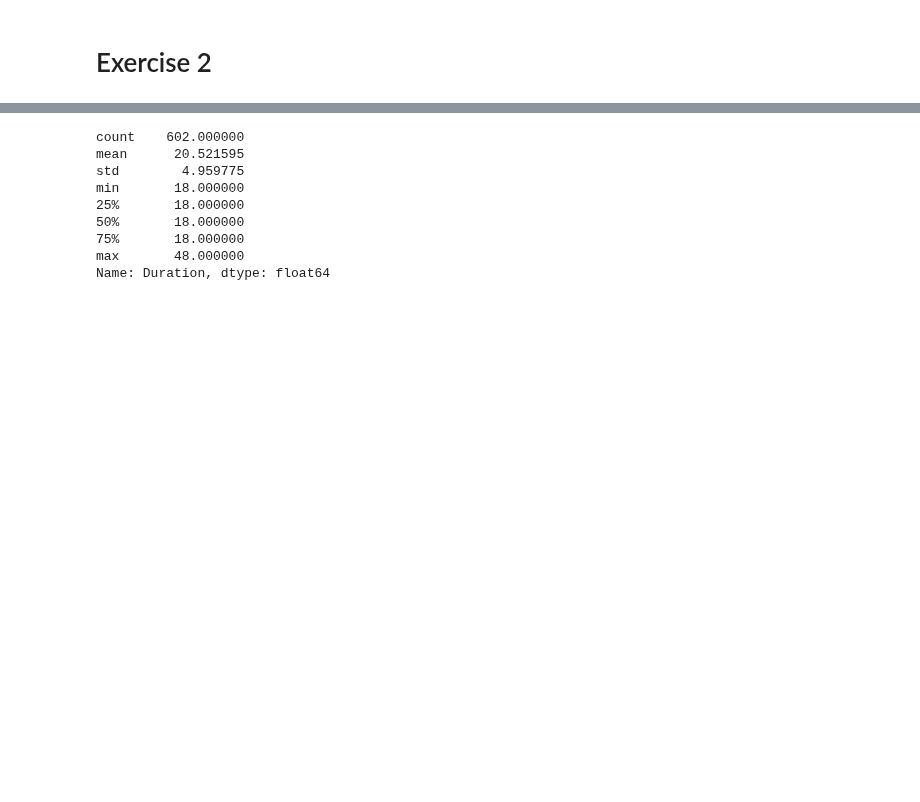
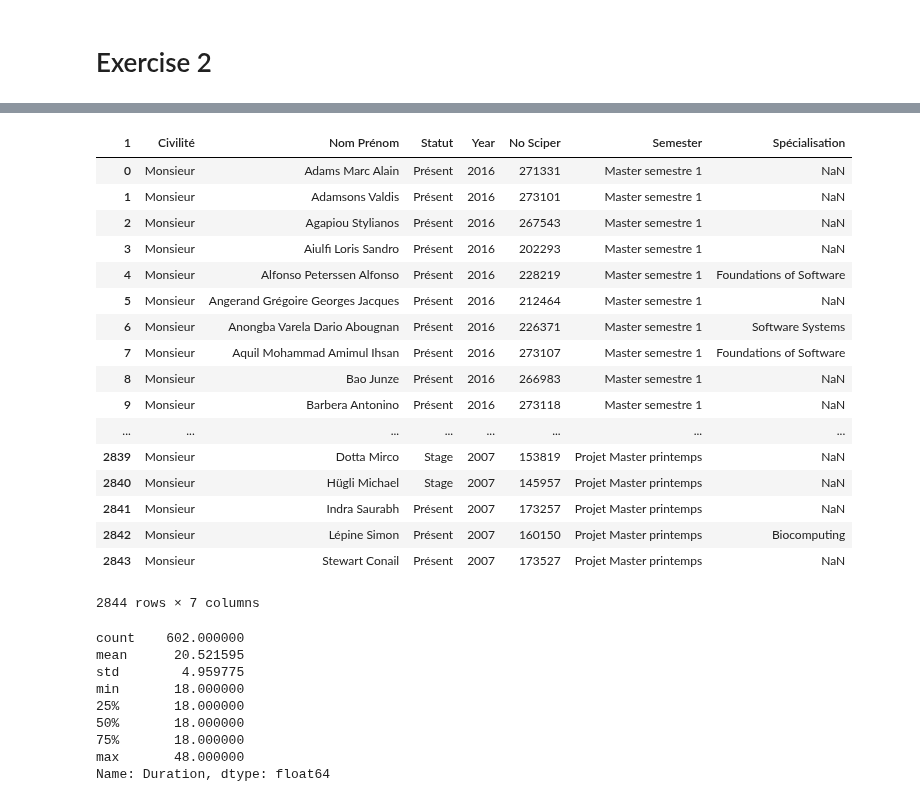
Before and after one commit to meryemmhamdi1/Gokcen_Meryem_Riyadh_ADA, a Jupyter notebook: 02 - Data from the Web/DataFromTheWeb.ipynb, the cells around one changed output, grey strips where cells are left out. Saved outputs shown, nothing was run; the diff lists cells and outputs as text; code cells hidden in the pictures; blank space fills up the shorter version.

```diff
--- a/02 - Data from the Web/DataFromTheWeb.ipynb
+++ b/02 - Data from the Web/DataFromTheWeb.ipynb
@@ -368,3 +395,24 @@ year is : 2007-2008semester is : Projet Master printemps
+# %%
+masterDataFrame
+# %% [output]
+| 1 | Civilité | Nom Prénom | Statut | Year | No Sciper | Semester | Spécialisation |
+| 0 | Monsieur | Adams Marc Alain | Présent | 2016 | 271331 | Master semestre 1 | NaN |
+| 1 | Monsieur | Adamsons Valdis | Présent | 2016 | 273101 | Master semestre 1 | NaN |
+| 2 | Monsieur | Agapiou Stylianos | Présent | 2016 | 267543 | Master semestre 1 | NaN |
+| 3 | Monsieur | Aiulfi Loris Sandro | Présent | 2016 | 202293 | Master semestre 1 | NaN |
+| 4 | Monsieur | Alfonso Peterssen Alfonso | Présent | 2016 | 228219 | Master semestre 1 | Foundations of Software |
+| 5 | Monsieur | Angerand Grégoire Georges Jacques | Présent | 2016 | 212464 | Master semestre 1 | NaN |
+| 6 | Monsieur | Anongba Varela Dario Abougnan | Présent | 2016 | 226371 | Master semestre 1 | Software Systems |
+| 7 | Monsieur | Aquil Mohammad Amimul Ihsan | Présent | 2016 | 273107 | Master semestre 1 | Foundations of Software |
+| 8 | Monsieur | Bao Junze | Présent | 2016 | 266983 | Master semestre 1 | NaN |
+| 9 | Monsieur | Barbera Antonino | Présent | 2016 | 273118 | Master semestre 1 | NaN |
+| ... | ... | ... | ... | ... | ... | ... | ... |
+| 2839 | Monsieur | Dotta Mirco | Stage | 2007 | 153819 | Projet Master printemps | NaN |
+| 2840 | Monsieur | Hügli Michael | Stage | 2007 | 145957 | Projet Master printemps | NaN |
+| 2841 | Monsieur | Indra Saurabh | Présent | 2007 | 173257 | Projet Master printemps | NaN |
+| 2842 | Monsieur | Lépine Simon | Présent | 2007 | 160150 | Projet Master printemps | Biocomputing |
+| 2843 | Monsieur | Stewart Conail | Présent | 2007 | 173527 | Projet Master printemps | NaN |
+2844 rows × 7 columns
 # %%
 # Search for the largest year and its corresponding semester:
 #     Fall: Master Semester 1 or Master Semester 3
```
Also changed, not shown: parts of 16 cells of this notebook.
